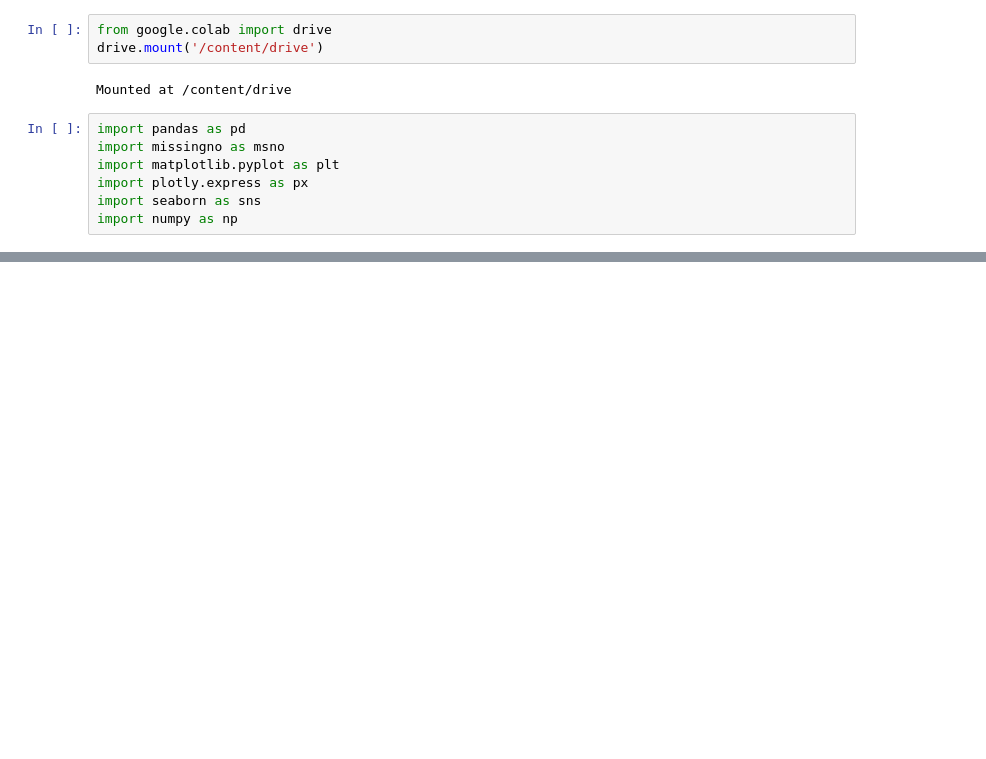
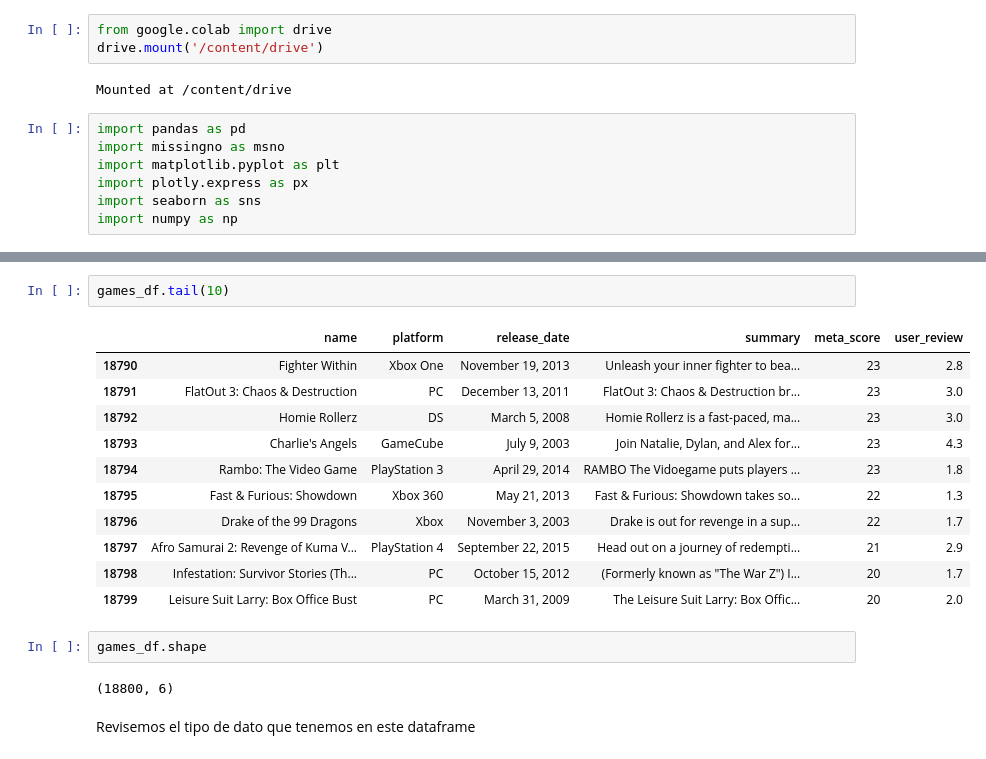
Before and after one commit to Davidossec/Proyectosda, a Jupyter notebook: Introducción_a_Paquetes.ipynb, the cells around one changed output, grey strips where cells are left out. Cells and saved outputs as stored; diff of their text form; blank space fills up the shorter version.

```diff
--- a/Introducción_a_Paquetes.ipynb
+++ b/Introducción_a_Paquetes.ipynb
@@ -20,0 +40,20 @@ Creamos un Dataframe con los datos
+# %%
+games_df.tail(10)
+# %% [output]
+|  | name | platform | release_date | summary | meta_score | user_review |
+| 18790 | Fighter Within | Xbox One | November 19, 2013 | Unleash your inner fighter to bea... | 23 | 2.8 |
+| 18791 | FlatOut 3: Chaos & Destruction | PC | December 13, 2011 | FlatOut 3: Chaos & Destruction br... | 23 | 3.0 |
+| 18792 | Homie Rollerz | DS | March 5, 2008 | Homie Rollerz is a fast-paced, ma... | 23 | 3.0 |
+| 18793 | Charlie's Angels | GameCube | July 9, 2003 | Join Natalie, Dylan, and Alex for... | 23 | 4.3 |
+| 18794 | Rambo: The Video Game | PlayStation 3 | April 29, 2014 | RAMBO The Vidoegame puts players ... | 23 | 1.8 |
+| 18795 | Fast & Furious: Showdown | Xbox 360 | May 21, 2013 | Fast & Furious: Showdown takes so... | 22 | 1.3 |
+| 18796 | Drake of the 99 Dragons | Xbox | November 3, 2003 | Drake is out for revenge in a sup... | 22 | 1.7 |
+| 18797 | Afro Samurai 2: Revenge of Kuma V... | PlayStation 4 | September 22, 2015 | Head out on a journey of redempti... | 21 | 2.9 |
+| 18798 | Infestation: Survivor Stories (Th... | PC | October 15, 2012 | (Formerly known as "The War Z") I... | 20 | 1.7 |
+| 18799 | Leisure Suit Larry: Box Office Bust | PC | March 31, 2009 | The Leisure Suit Larry: Box Offic... | 20 | 2.0 |
+# %%
+games_df.shape
+# %% [output]
+(18800, 6)
+# %% [markdown]
+Revisemos el tipo de dato que tenemos en este dataframe
```
Also changed, not shown: parts of 14 cells of this notebook.
